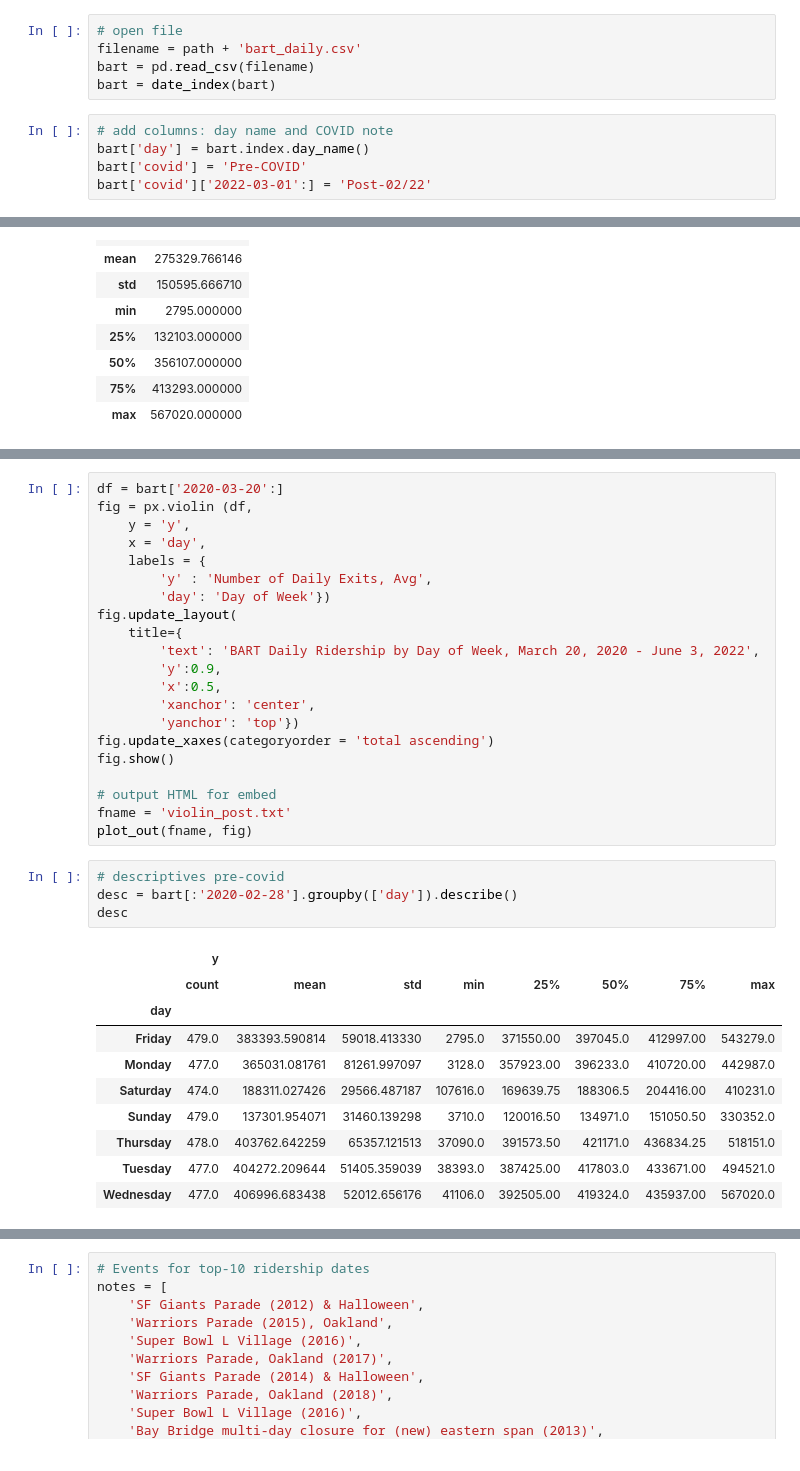
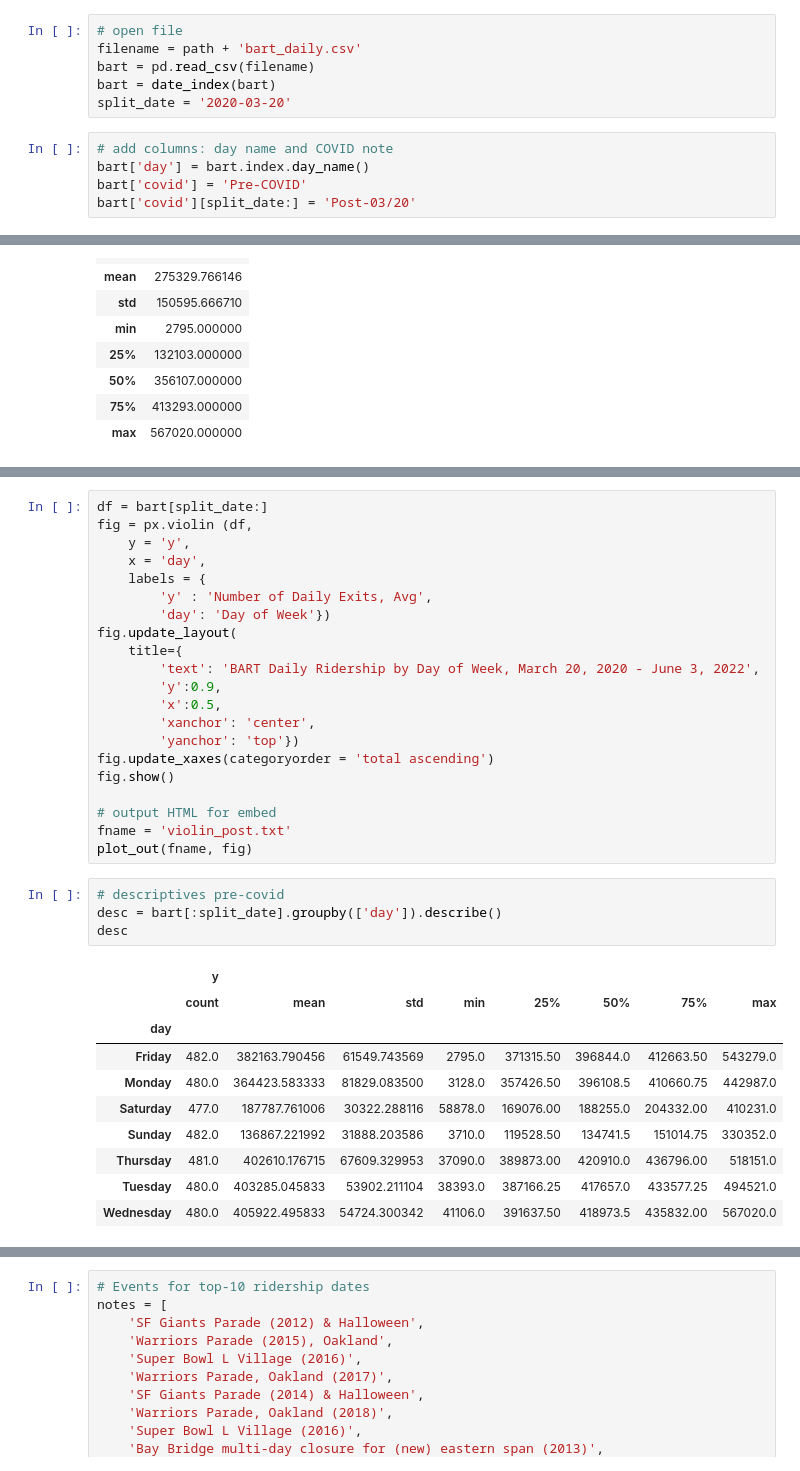
Before and after one commit to gigi-codes/capstone, a Jupyter notebook: code/02_ED2.ipynb, the cells around one changed output, grey strips where cells are left out. Drawn from its saved outputs; the diff is of its cells as text.

```diff
--- a/code/02_ED2.ipynb
+++ b/code/02_ED2.ipynb
@@ -77,11 +77,12 @@ def plot_out(filename, figname):
 filename = path + 'bart_daily.csv'
 bart = pd.read_csv(filename)
 bart = date_index(bart)
+split_date = '2020-03-20'
 # %%
 # add columns: day name and COVID note
 bart['day'] = bart.index.day_name()
 bart['covid'] = 'Pre-COVID'
-bart['covid']['2022-03-01':] = 'Post-02/22'
+bart['covid'][split_date:] = 'Post-03/20'
 # %% [output]
 A value is trying to be set on a copy of a slice from a DataFrame
 
@@ -167,7 +176,7 @@ fig.show()
 fname = 'violin_pre.txt'
 plot_out(fname, fig)
 # %%
-df = bart['2020-03-20':]
+df = bart[split_date:]
 fig = px.violin (df,
     y = 'y',
     x = 'day',
@@ -189,16 +198,16 @@ fname = 'violin_post.txt'
 plot_out(fname, fig)
 # %%
 # descriptives pre-covid
-desc = bart[:'2020-02-28'].groupby(['day']).describe()
+desc = bart[:split_date].groupby(['day']).describe()
 desc
 # %% [output]
 |  | y |  |  |  |  |  |  |  |
 |  | count | mean | std | min | 25% | 50% | 75% | max |
 | day |  |  |  |  |  |  |  |  |
-| Friday | 479.0 | 383393.590814 | 59018.413330 | 2795.0 | 371550.00 | 397045.0 | 412997.00 | 543279.0 |
-| Monday | 477.0 | 365031.081761 | 81261.997097 | 3128.0 | 357923.00 | 396233.0 | 410720.00 | 442987.0 |
-| Saturday | 474.0 | 188311.027426 | 29566.487187 | 107616.0 | 169639.75 | 188306.5 | 204416.00 | 410231.0 |
-| Sunday | 479.0 | 137301.954071 | 31460.139298 | 3710.0 | 120016.50 | 134971.0 | 151050.50 | 330352.0 |
-| Thursday | 478.0 | 403762.642259 | 65357.121513 | 37090.0 | 391573.50 | 421171.0 | 436834.25 | 518151.0 |
-| Tuesday | 477.0 | 404272.209644 | 51405.359039 | 38393.0 | 387425.00 | 417803.0 | 433671.00 | 494521.0 |
-| Wednesday | 477.0 | 406996.683438 | 52012.656176 | 41106.0 | 392505.00 | 419324.0 | 435937.00 | 567020.0 |
+| Friday | 482.0 | 382163.790456 | 61549.743569 | 2795.0 | 371315.50 | 396844.0 | 412663.50 | 543279.0 |
+| Monday | 480.0 | 364423.583333 | 81829.083500 | 3128.0 | 357426.50 | 396108.5 | 410660.75 | 442987.0 |
+| Saturday | 477.0 | 187787.761006 | 30322.288116 | 58878.0 | 169076.00 | 188255.0 | 204332.00 | 410231.0 |
+| Sunday | 482.0 | 136867.221992 | 31888.203586 | 3710.0 | 119528.50 | 134741.5 | 151014.75 | 330352.0 |
+| Thursday | 481.0 | 402610.176715 | 67609.329953 | 37090.0 | 389873.00 | 420910.0 | 436796.00 | 518151.0 |
+| Tuesday | 480.0 | 403285.045833 | 53902.211104 | 38393.0 | 387166.25 | 417657.0 | 433577.25 | 494521.0 |
+| Wednesday | 480.0 | 405922.495833 | 54724.300342 | 41106.0 | 391637.50 | 418973.5 | 435832.00 | 567020.0 |
```
Also changed, not shown: parts of 5 cells of this notebook.
